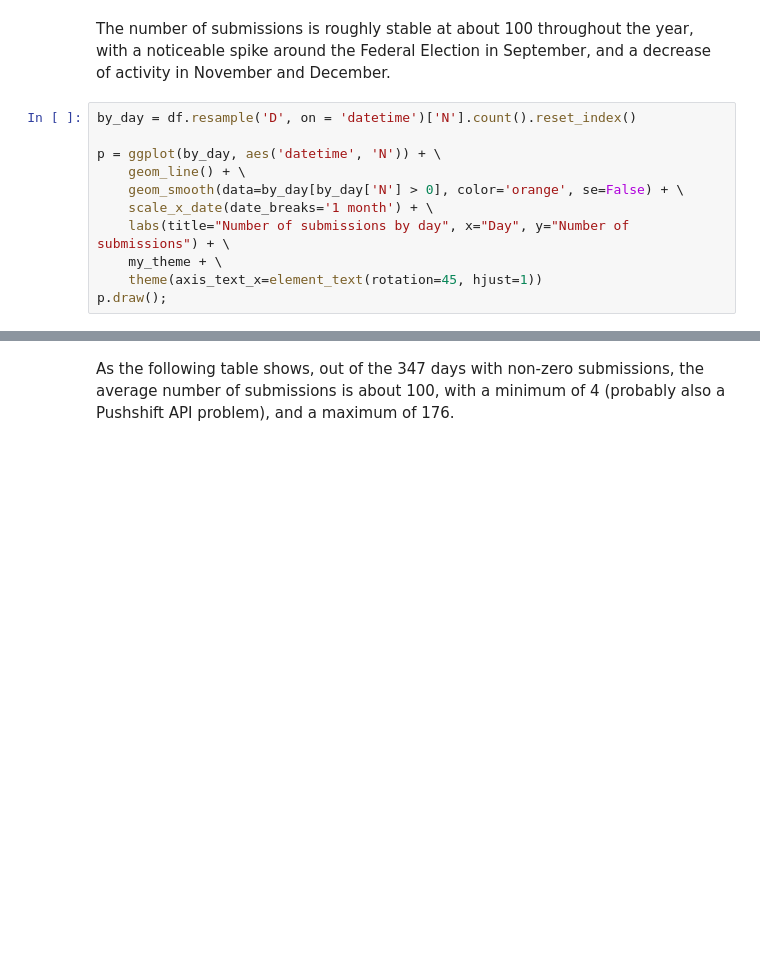
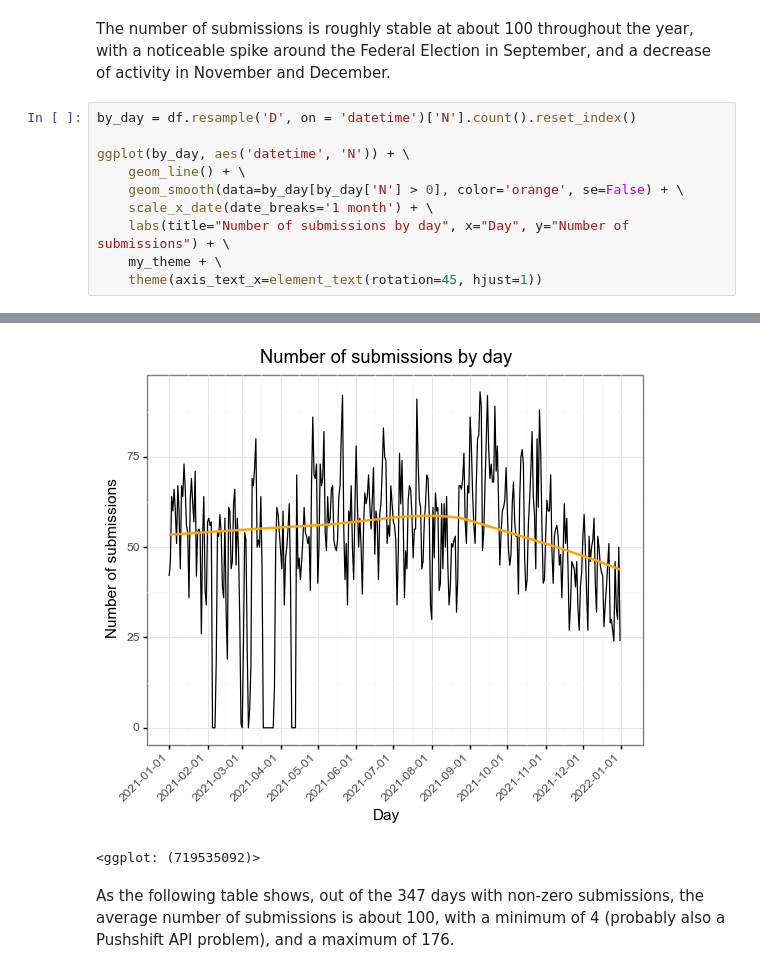
Before and after one commit to elbersb/reddit_media, a Jupyter notebook: reddit_analysis.ipynb, the cells around one changed output, grey strips where cells are left out. Drawn from its saved outputs; the diff is of its cells as text; blank space fills up the shorter version.

Commit message:
image output

```diff
--- a/reddit_analysis.ipynb
+++ b/reddit_analysis.ipynb
@@ -113,12 +113,11 @@ spike around the Federal Election in September, and a decrease of activity in No
 # %%
 by_day = df.resample('D', on = 'datetime')['N'].count().reset_index()
 
-p = ggplot(by_day, aes('datetime', 'N')) + \
+ggplot(by_day, aes('datetime', 'N')) + \
     geom_line() + \
     geom_smooth(data=by_day[by_day['N'] > 0], color='orange', se=False) + \
     scale_x_date(date_breaks='1 month') + \
     labs(title="Number of submissions by day", x="Day", y="Number of submissions") + \
     my_theme + \
     theme(axis_text_x=element_text(rotation=45, hjust=1))
-p.draw();
 # %% [output]
@@ -126,3 +124,5 @@ p.draw();
+[figure, added]
+<ggplot: (719535092)>
 # %% [markdown]
 As the following table shows, out of the 347 days with non-zero submissions, the average number of submissions is about 100, with a minimum of 4 (probably also a Pushshift API problem), and a maximum of 176.
 # %%
```
Also changed, not shown: parts of 4 cells of this notebook.
